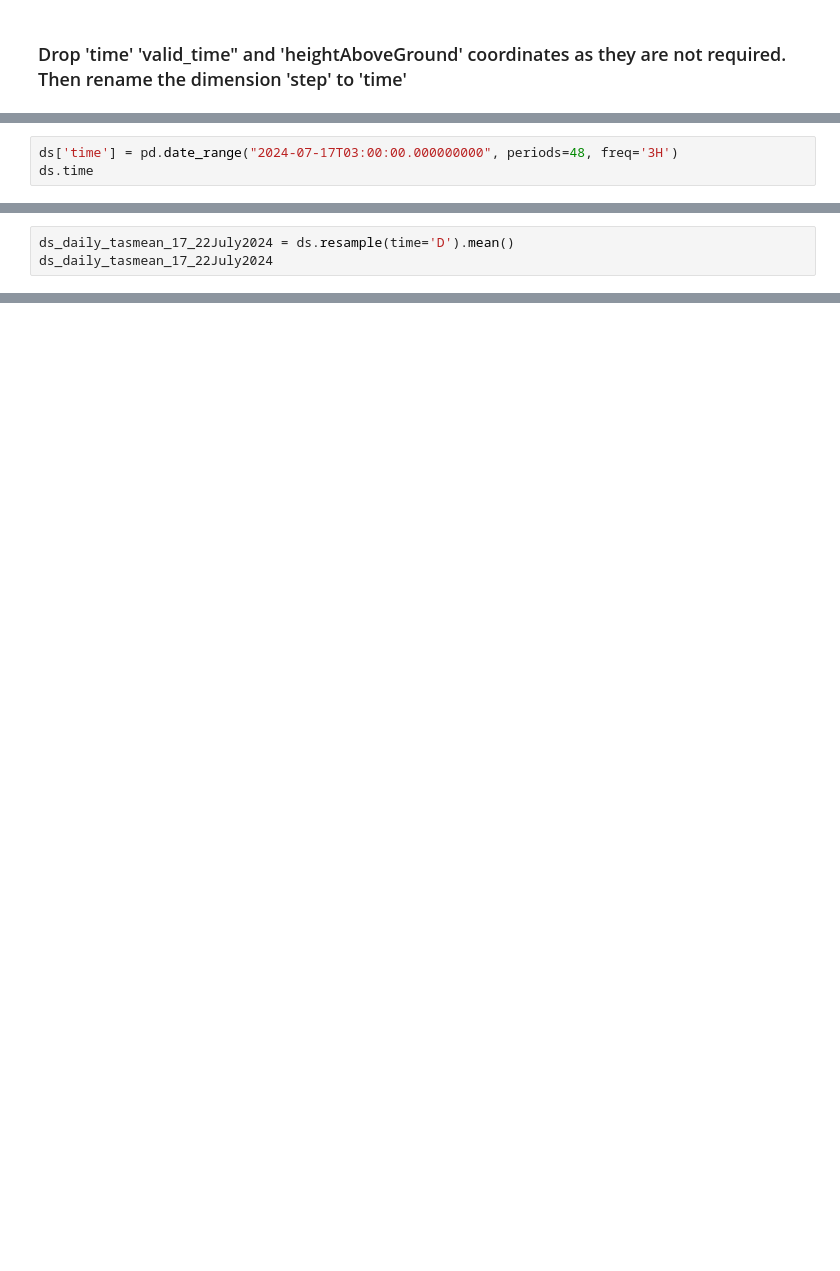
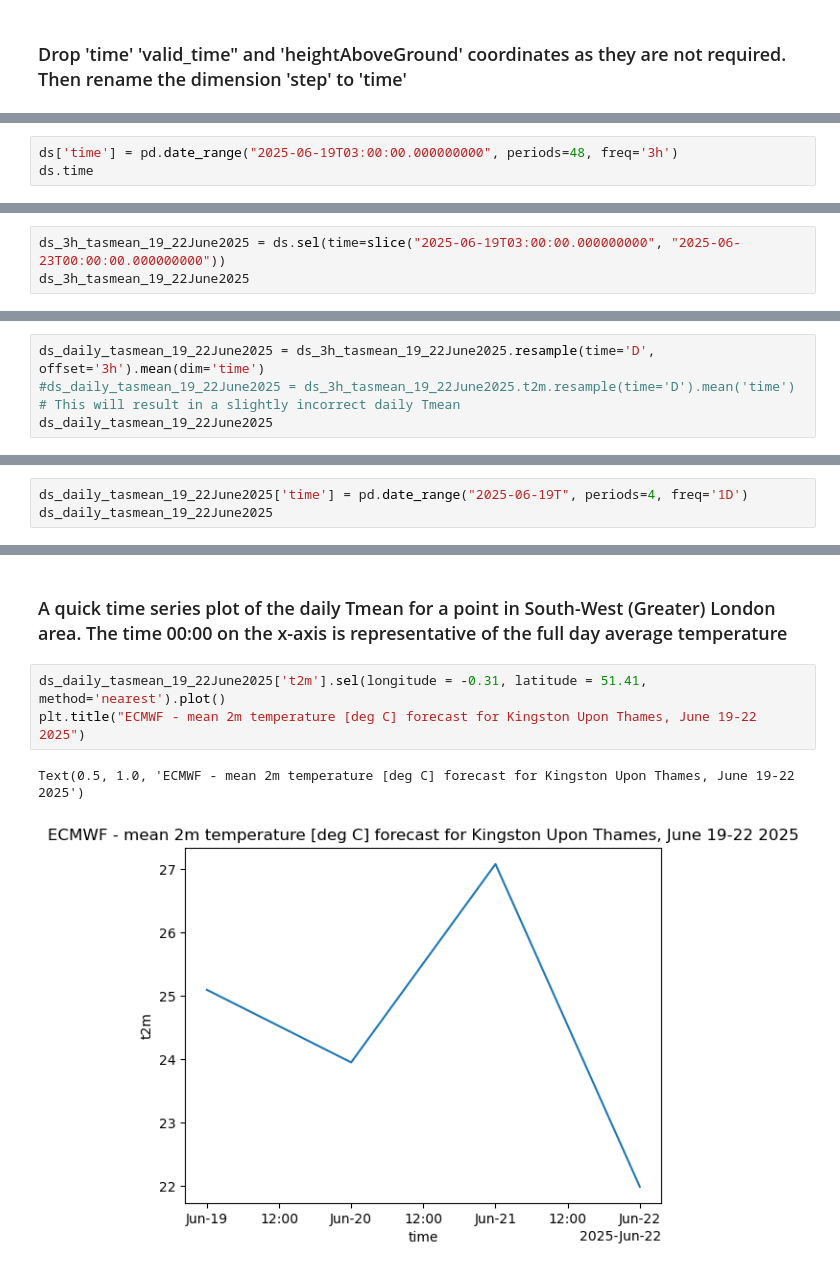
Before and after one commit to gasparrini/UK-HWfcast, a Jupyter notebook: download/download_ecmwf_forecast.ipynb, the cells around one changed output, grey strips where cells are left out. Cells and saved outputs as stored; diff of their text form; blank space fills up the shorter version.

```diff
--- a/download/download_ecmwf_forecast.ipynb
+++ b/download/download_ecmwf_forecast.ipynb
@@ -229,4 +268,4 @@ Attributes:
 # %%
-ds['time'] = pd.date_range("2024-07-17T03:00:00.000000000", periods=48, freq='3H')
+ds['time'] = pd.date_range("2025-06-19T03:00:00.000000000", periods=48, freq='3h')
 ds.time
 # %% [output]
@@ -275,0 +296,3 @@ Text(0.5, 1.0, 'ECMWF - 2m temperature [deg C] forecast July 17, 2024')
+# %%
+ds_3h_tasmean_19_22June2025 = ds.sel(time=slice("2025-06-19T03:00:00.000000000", "2025-06-23T00:00:00.000000000"))
+ds_3h_tasmean_19_22June2025
@@ -276,4 +318,5 @@ Text(0.5, 1.0, 'ECMWF - 2m temperature [deg C] forecast July 17, 2024')
 # %%
-ds_daily_tasmean_17_22July2024 = ds.resample(time='D').mean()
-ds_daily_tasmean_17_22July2024
+ds_daily_tasmean_19_22June2025 = ds_3h_tasmean_19_22June2025.resample(time='D', offset='3h').mean(dim='time')
+#ds_daily_tasmean_19_22June2025 = ds_3h_tasmean_19_22June2025.t2m.resample(time='D').mean('time') # This will result in a slightly incorrect daily Tmean
+ds_daily_tasmean_19_22June2025
 # %% [output]
@@ -310,0 +341,3 @@ ds_daily_tasmean_17_22July2024.t2m[0].plot(cmap=plt.cm.coolwarm)
+# %%
+ds_daily_tasmean_19_22June2025['time'] = pd.date_range("2025-06-19T", periods=4, freq='1D')
+ds_daily_tasmean_19_22June2025
@@ -310,0 +361,8 @@ ds_daily_tasmean_17_22July2024.t2m[0].plot(cmap=plt.cm.coolwarm)
+# %% [markdown]
+### A quick time series plot of the daily Tmean for a point in South-West (Greater) London area. The time 00:00 on the x-axis is representative of the full day average temperature
+# %%
+ds_daily_tasmean_19_22June2025['t2m'].sel(longitude = -0.31, latitude = 51.41, method='nearest').plot()
+plt.title("ECMWF - mean 2m temperature [deg C] forecast for Kingston Upon Thames, June 19-22 2025")
+# %% [output]
+Text(0.5, 1.0, 'ECMWF - mean 2m temperature [deg C] forecast for Kingston Upon Thames, June 19-22 2025')
+[figure, added]
```
Also changed, not shown: parts of 75 cells of this notebook, 5 other files.
